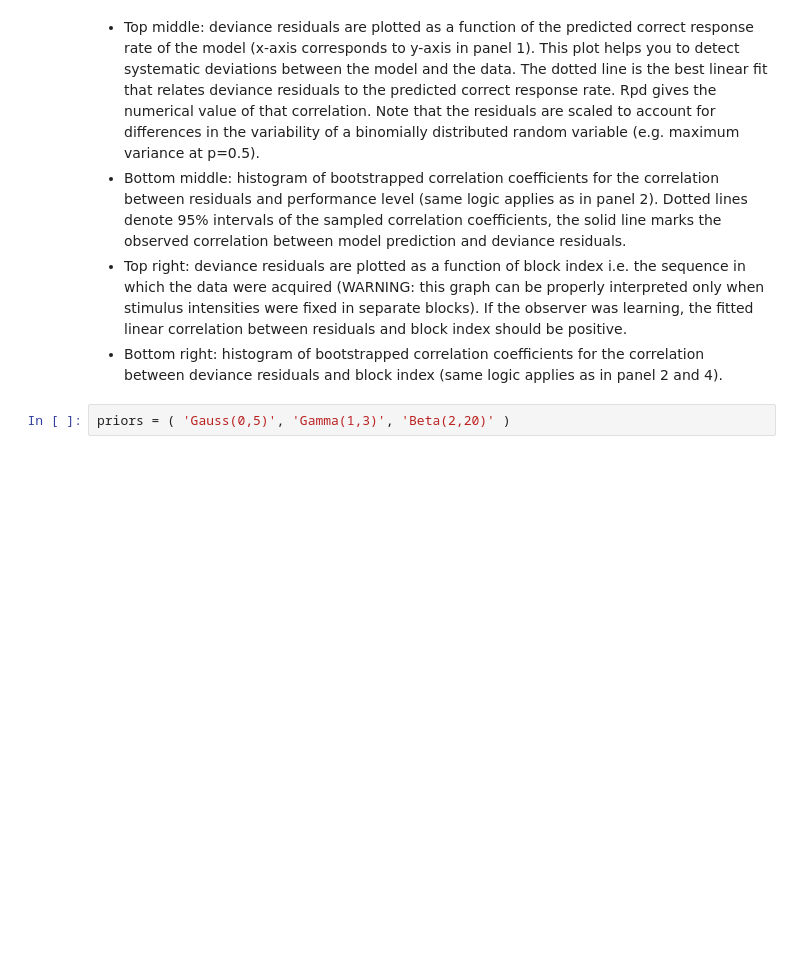
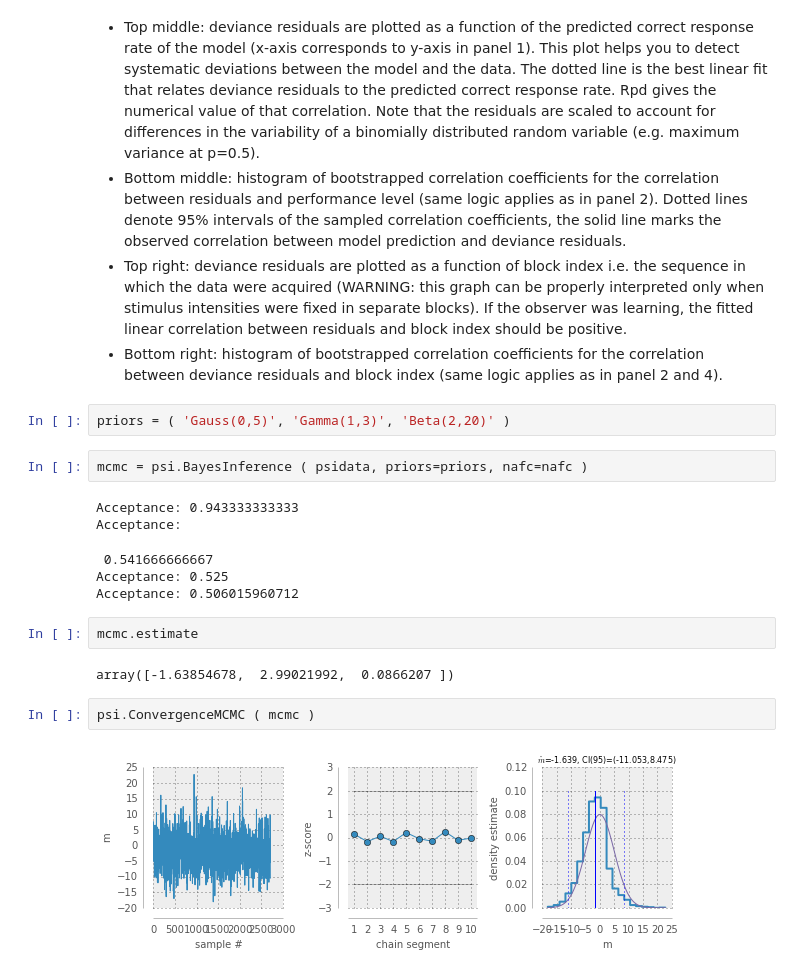
Before and after one commit to NeuralEnsemble/motionclouds_website, a Jupyter notebook: psychopy_competing.ipynb, the cells around one changed output. Cells and saved outputs as stored; diff of their text form; blank space fills up the shorter version.

```diff
--- a/psychopy_competing.ipynb
+++ b/psychopy_competing.ipynb
@@ -151,3 +154,19 @@ psi.GoodnessOfFit(B)
 - Bottom right: histogram of bootstrapped correlation coefficients for the correlation between deviance residuals and block index (same logic applies as in panel 2 and 4).
 # %%
 priors = ( 'Gauss(0,5)', 'Gamma(1,3)', 'Beta(2,20)' )
+# %%
+mcmc = psi.BayesInference ( psidata, priors=priors, nafc=nafc )
+# %% [output]
+Acceptance: 0.943333333333
+Acceptance:
+ 0.541666666667
+Acceptance: 0.525
+Acceptance: 0.506015960712
+# %%
+mcmc.estimate
+# %% [output]
+array([-1.63854678,  2.99021992,  0.0866207 ])
+# %%
+psi.ConvergenceMCMC ( mcmc )
+# %% [output]
+[figure, added]
```
Also changed, not shown: parts of 12 cells of this notebook.
